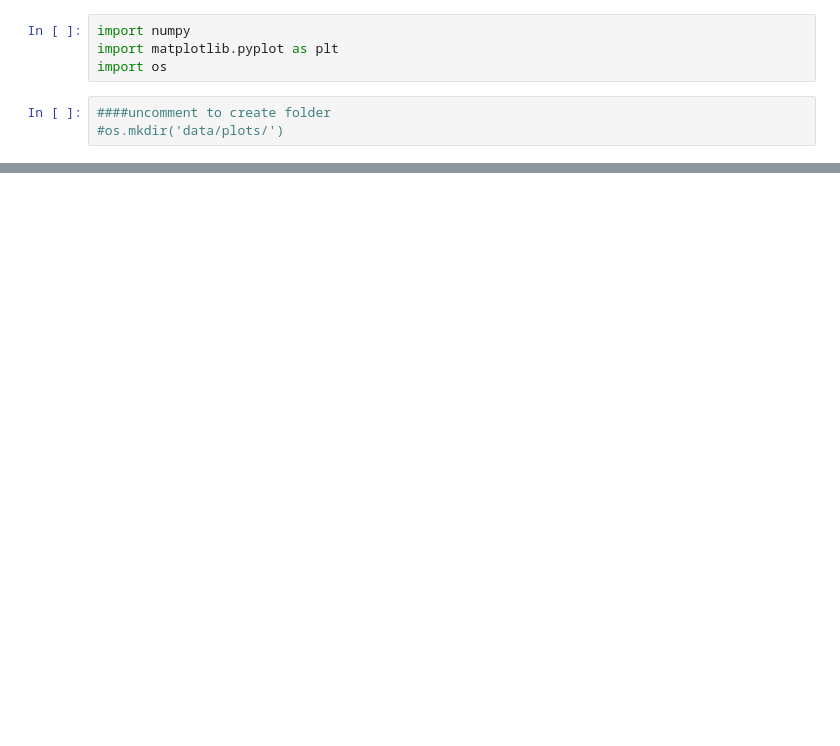
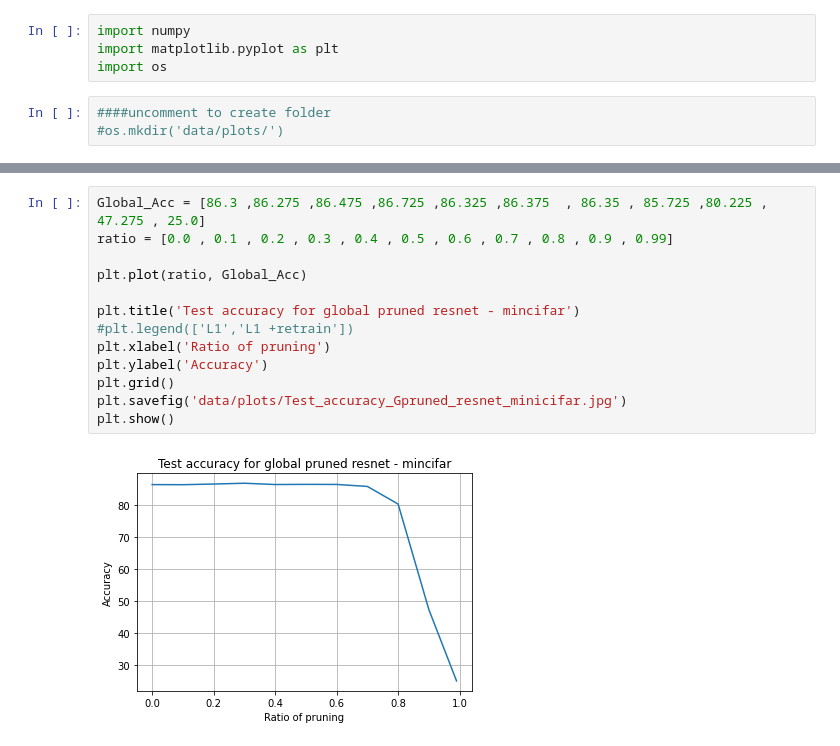
Before and after one commit to BasileR/DeepLearning-optimization, a Jupyter notebook: plots.ipynb, the cells around one changed output, grey strips where cells are left out. Saved outputs shown, nothing was run; the diff lists cells and outputs as text; blank space fills up the shorter version.

```diff
--- a/plots.ipynb
+++ b/plots.ipynb
@@ -28,0 +49,15 @@ plt.show()
+# %%
+Global_Acc = [86.3 ,86.275 ,86.475 ,86.725 ,86.325 ,86.375  , 86.35 , 85.725 ,80.225 , 47.275 , 25.0]
+ratio = [0.0 , 0.1 , 0.2 , 0.3 , 0.4 , 0.5 , 0.6 , 0.7 , 0.8 , 0.9 , 0.99]
+
+plt.plot(ratio, Global_Acc)
+
+plt.title('Test accuracy for global pruned resnet - mincifar')
+#plt.legend(['L1','L1 +retrain'])
+plt.xlabel('Ratio of pruning')
+plt.ylabel('Accuracy')
+plt.grid()
+plt.savefig('data/plots/Test_accuracy_Gpruned_resnet_minicifar.jpg')
+plt.show()
+# %% [output]
+[figure, added]
```
Also changed, not shown: parts of 3 cells of this notebook, 3 other files.
